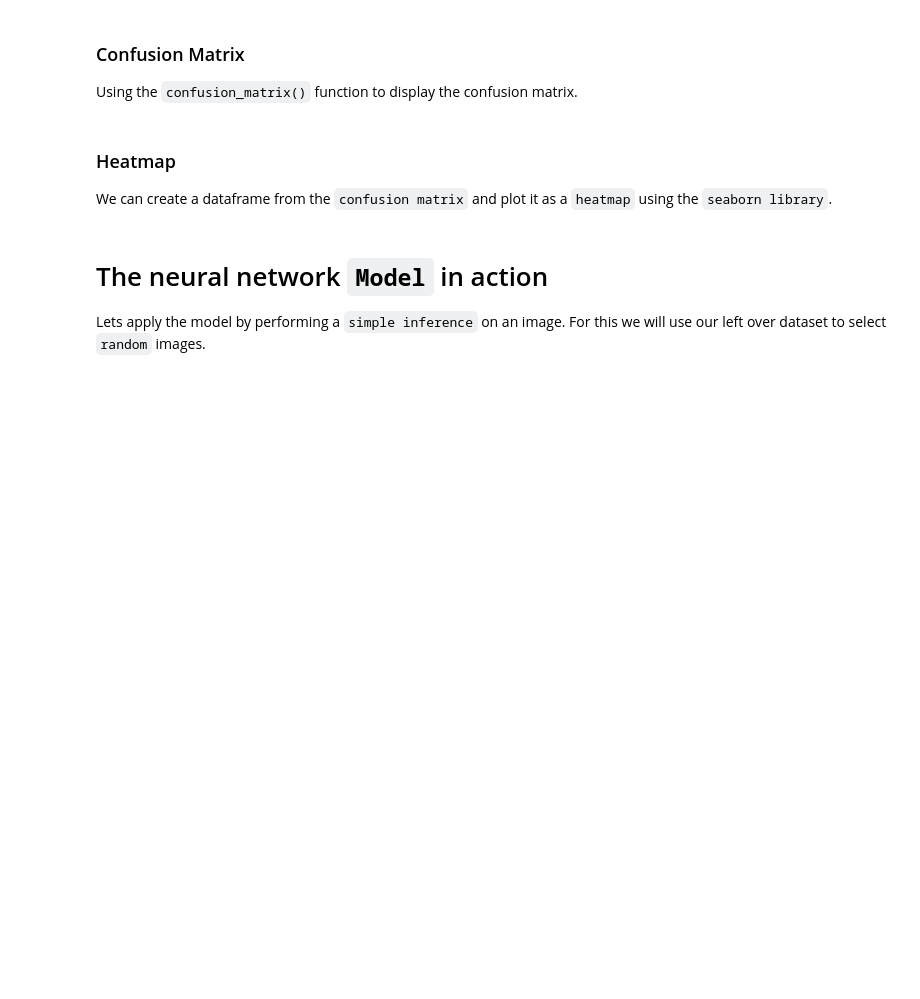
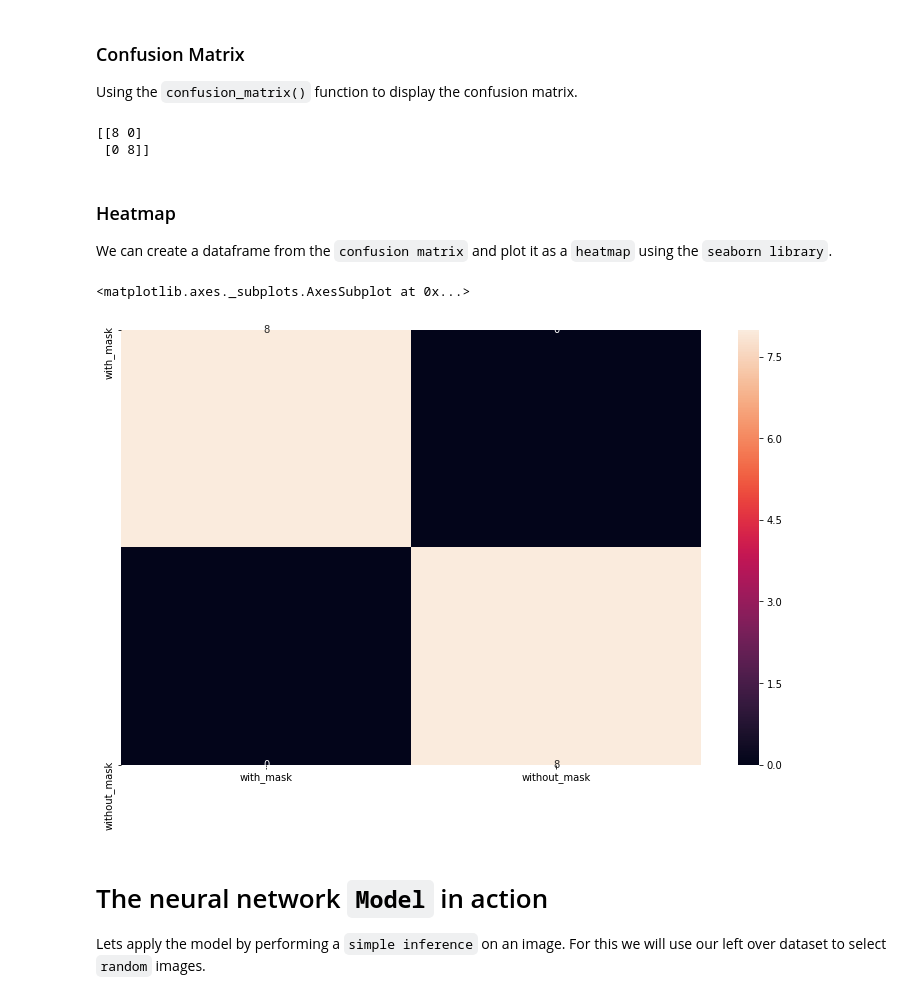
Before and after one commit to AntoineMik/AI-Facemask-detection, a Jupyter notebook: facemaskid.ipynb, the cells around one changed output. Drawn from its saved outputs; the diff is of its cells as text; code cells hidden in the pictures; blank space fills up the shorter version.

Commit message:
Update facemaskid.ipynb
model training and testing completed.

```diff
--- a/facemaskid.ipynb
+++ b/facemaskid.ipynb
@@ -465,9 +456,12 @@ NameError: name 'inputs' is not defined
 After the training, we need to test how out model will perform with unseen data.
 <br>
 Before the testing, we disable back-propagation during the inference stage with `torch.no_grad()`
+# %%
+# Load the model
+model = torch.load('facemaskmodel.pth')
 # %%
 # Define a list that will hold our prediction for each batch.
-abel_pred = []
+label_pred = []
 label_true = []
 model.eval()
 with torch.no_grad():
@@ -487,11 +481,13 @@ with torch.no_grad():
         # Convert to numpy object and append to the list
         label_pred.append(label_pred_tag.cpu().numpy())
         label_true.append(true_label_batch.cpu().numpy())
+
+        print("Testing in progress")
 # %% [markdown]
 Using the prediction and true label list as input for the `confusion_matrix` and the `classification_report`.
 # %%
 # Flatten the lists
-label_pred = [i[0][0][0] for i in label_pred]
+label_pred = [i[0] for i in label_pred]
 label_true = [i[0] for i in label_true]
 # %% [markdown]
 ### Classification Report
@@ -503,13 +508,19 @@ print(classification_report(label_true, label_pred))
 Using the `confusion_matrix()` function to display the confusion matrix.
 # %%
 print(confusion_matrix(label_true, label_pred))
+# %% [output]
+[[8 0]
+ [0 8]]
 # %% [markdown]
 ### Heatmap
 We can create a dataframe from the `confusion matrix` and plot it as a `heatmap` using the `seaborn library`.
 # %%
 confusion_matrix_df = pd.DataFrame(confusion_matrix(label_true, label_pred)).rename(columns=idx2class, index=idx2class)
-fig, ax = plt.subplots(figsize=(7,5))
+fig, ax = plt.subplots(figsize=(13,8))
 sns.heatmap(confusion_matrix_df, annot=True, ax=ax)
+# %% [output]
+<matplotlib.axes._subplots.AxesSubplot at 0x...>
+[figure, added]
 # %% [markdown]
 # The neural network `Model` in action
 Lets apply the model by performing a `simple inference` on an image. For this we will use our left over dataset to select `random` images.
```
Also changed, not shown: parts of 22 cells of this notebook.
